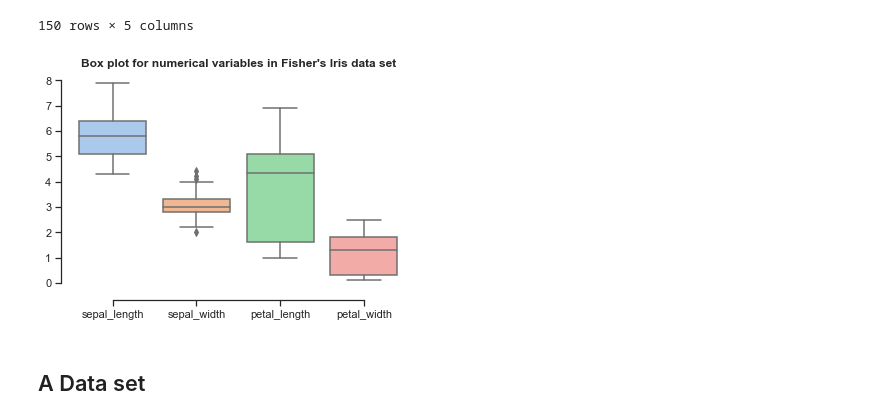
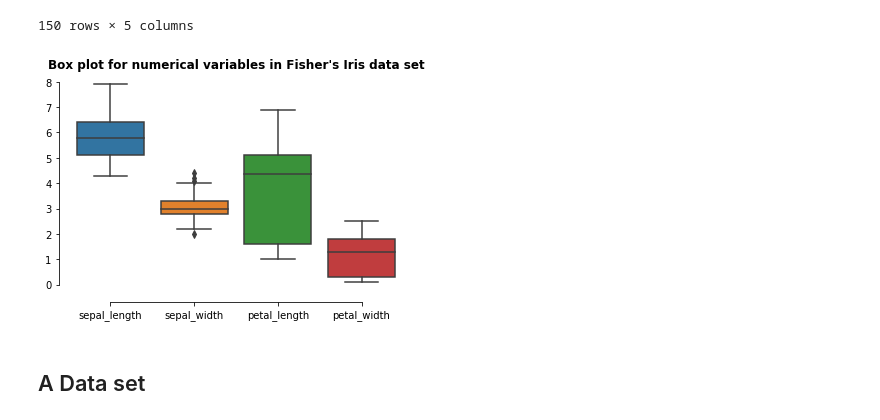
Before and after one commit to BreeTree/cow-way, a Jupyter notebook: Topic-04-notebook-BH.ipynb, the cells around one changed output. Cells and saved outputs as stored; diff of their text form; code cells hidden in the pictures.

```diff
--- a/Topic-04-notebook-BH.ipynb
+++ b/Topic-04-notebook-BH.ipynb
@@ -13,6 +13,9 @@ import pandas as pd
 
 # Statistics.
 import scipy.stats as ss
+
+# Set a global paramter for plot sizes
+plt.rcParams['figure.figsize'] = 12,6
 # %% [markdown]
 There are not many definitions of outliers. It is often easier to say what is not an outlier
 
@@ -607,13 +610,13 @@ df
 150 rows × 5 columns
 # %%
 # Use seaborn to create box plots from the dataframe
-sns.set_theme(style="ticks", palette="pastel") # configure plot style
+#sns.set_theme(style="ticks", palette="pastel") # configure plot style
 sns.boxplot(data=df) # create box plot from dataframe
 plt.title("Box plot for numerical variables in Fisher's Iris data set", weight = "bold") # Title for the plot
 sns.despine(offset=10, trim=True) # removes top and right spines from the plot
 plt.show() # show plot
 # %% [output]
-[figure, old version]
+[figure, new version]
 # %% [markdown]
 ## A Data set
 # %%
```
Also changed, not shown: parts of 18 cells of this notebook, 6 other files.
